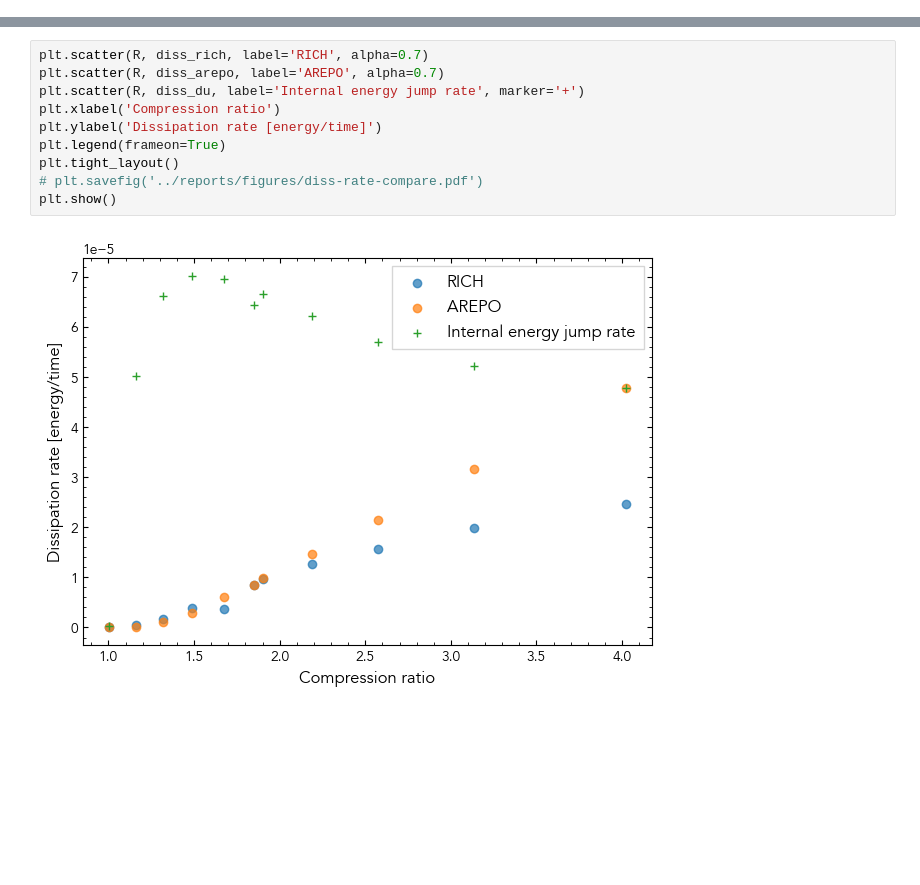
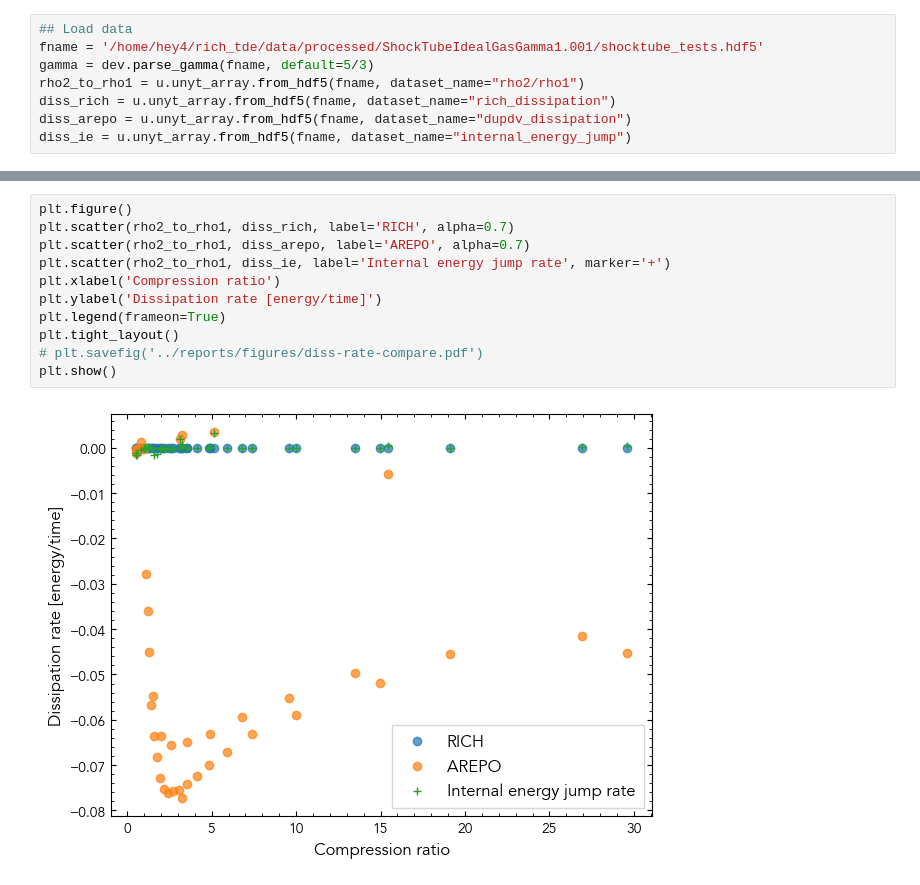
Before and after one commit to rich-tde/tde-shock-dissipation, a Jupyter notebook: notebooks/0.1-shocktube-dissipation-test-all.ipynb, the cells around one changed output, grey strips where cells are left out. Cells and saved outputs as stored; diff of their text form; blank space fills up the shorter version.

```diff
--- a/notebooks/0.1-shocktube-dissipation-test-all.ipynb
+++ b/notebooks/0.1-shocktube-dissipation-test-all.ipynb
@@ -1 +13,9 @@
+# %%
+## Load data
+fname = '/home/hey4/rich_tde/data/processed/ShockTubeIdealGasGamma1.001/shocktube_tests.hdf5'
+gamma = dev.parse_gamma(fname, default=5/3)
+rho2_to_rho1 = u.unyt_array.from_hdf5(fname, dataset_name="rho2/rho1")
+diss_rich = u.unyt_array.from_hdf5(fname, dataset_name="rich_dissipation")
+diss_arepo = u.unyt_array.from_hdf5(fname, dataset_name="dupdv_dissipation")
+diss_ie = u.unyt_array.from_hdf5(fname, dataset_name="internal_energy_jump")
 # %%
@@ -110,12 +73,13 @@ u.unyt_array.from_hdf5(filename='/home/hey4/rich_tde/data/processed/ShockTubeIde
 # %%
-plt.scatter(R, diss_rich, label='RICH', alpha=0.7)
-plt.scatter(R, diss_arepo, label='AREPO', alpha=0.7)
-plt.scatter(R, diss_du, label='Internal energy jump rate', marker='+')
+plt.figure()
+plt.scatter(rho2_to_rho1, diss_rich, label='RICH', alpha=0.7)
+plt.scatter(rho2_to_rho1, diss_arepo, label='AREPO', alpha=0.7)
+plt.scatter(rho2_to_rho1, diss_ie, label='Internal energy jump rate', marker='+')
 plt.xlabel('Compression ratio')
 plt.ylabel('Dissipation rate [energy/time]')
 plt.legend(frameon=True)
 plt.tight_layout()
 # plt.savefig('../reports/figures/diss-rate-compare.pdf')
 plt.show()
 # %% [output]
-[figure, old version]
+[figure, new version]
```
Also changed, not shown: parts of 5 cells of this notebook, 14 other files.
